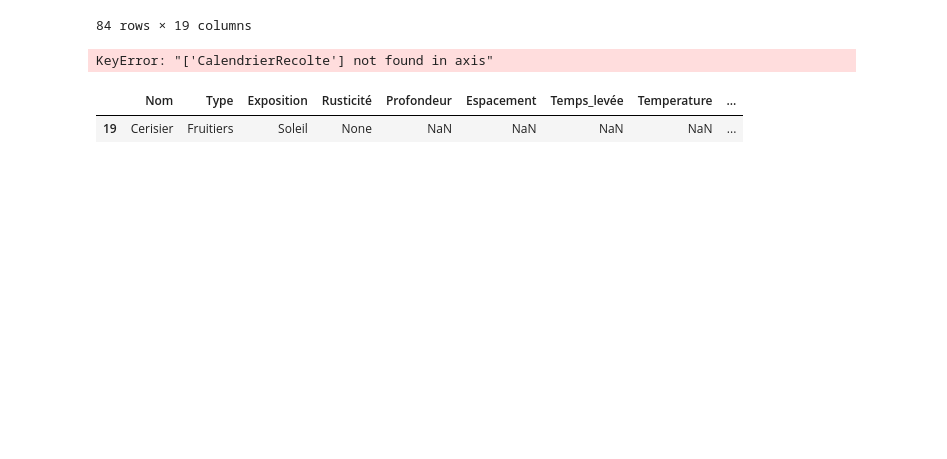
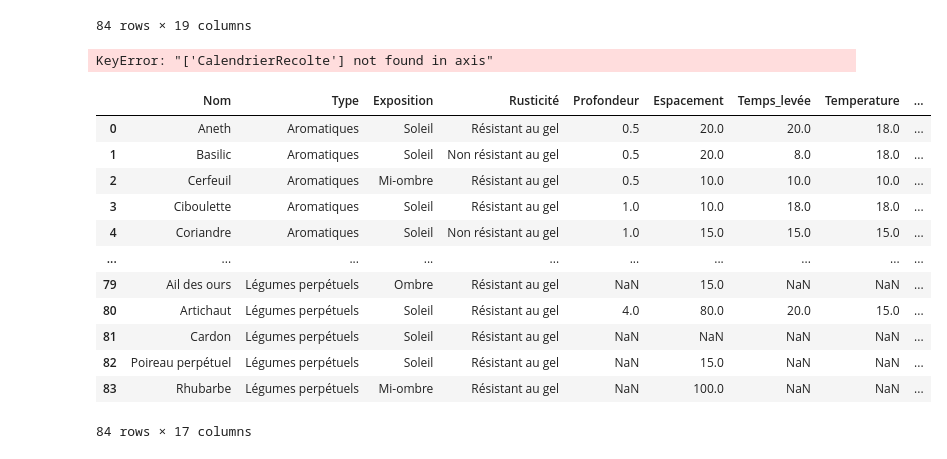
Before and after one commit to Jean-Patrick-Alcolea/Projet-3, a Jupyter notebook: notebooks/marie_jupy.ipynb, the cells around one changed output. Saved outputs shown, nothing was run; the diff lists cells and outputs as text; code cells hidden in the pictures; blank space fills up the shorter version.

Commit message:
reco plante

```diff
--- a/notebooks/marie_jupy.ipynb
+++ b/notebooks/marie_jupy.ipynb
@@ -273,10 +273,24 @@ df = pd.read_parquet('../data/df_plantes_w_calendrier.gzip')
 df['Calendrier_Semis'] = df['Calendrier des semis'].apply(lambda x: x.lower() if isinstance(x, str) else x)
 # %%
 df['Calendrier_Semis'] = df['Calendrier_Semis'].apply(list_all_months_recol)
-# %%
-df[df['Nom'] == 'Cerisier']
-# %% [output]
-|  | Nom | Type | Exposition | Rusticité | Profondeur | Espacement | Temps_levée | Temperature | ... |
-| 19 | Cerisier | Fruitiers | Soleil | None | NaN | NaN | NaN | NaN | ... |
 # %%
 df.to_parquet('../data/df_plantes_w_calendrier.gzip', compression='gzip')
+# %%
+import pandas as pd
+df = pd.read_parquet('../data/df_plantes_clean.gzip')
+
+df
+# %% [output]
+|  | Nom | Type | Exposition | Rusticité | Profondeur | Espacement | Temps_levée | Temperature | ... |
+| 0 | Aneth | Aromatiques | Soleil | Résistant au gel | 0.5 | 20.0 | 20.0 | 18.0 | ... |
+| 1 | Basilic | Aromatiques | Soleil | Non résistant au gel | 0.5 | 20.0 | 8.0 | 18.0 | ... |
+| 2 | Cerfeuil | Aromatiques | Mi-ombre | Résistant au gel | 0.5 | 10.0 | 10.0 | 10.0 | ... |
+| 3 | Ciboulette | Aromatiques | Soleil | Résistant au gel | 1.0 | 10.0 | 18.0 | 18.0 | ... |
+| 4 | Coriandre | Aromatiques | Soleil | Non résistant au gel | 1.0 | 15.0 | 15.0 | 15.0 | ... |
+| ... | ... | ... | ... | ... | ... | ... | ... | ... | ... |
+| 79 | Ail des ours | Légumes perpétuels | Ombre | Résistant au gel | NaN | 15.0 | NaN | NaN | ... |
+| 80 | Artichaut | Légumes perpétuels | Soleil | Résistant au gel | 4.0 | 80.0 | 20.0 | 15.0 | ... |
+| 81 | Cardon | Légumes perpétuels | Soleil | Résistant au gel | NaN | NaN | NaN | NaN | ... |
+| 82 | Poireau perpétuel | Légumes perpétuels | Soleil | Résistant au gel | NaN | 15.0 | NaN | NaN | ... |
+| 83 | Rhubarbe | Légumes perpétuels | Mi-ombre | Résistant au gel | NaN | 100.0 | NaN | NaN | ... |
+84 rows × 17 columns
```
Also changed, not shown: parts of 4 cells of this notebook.
